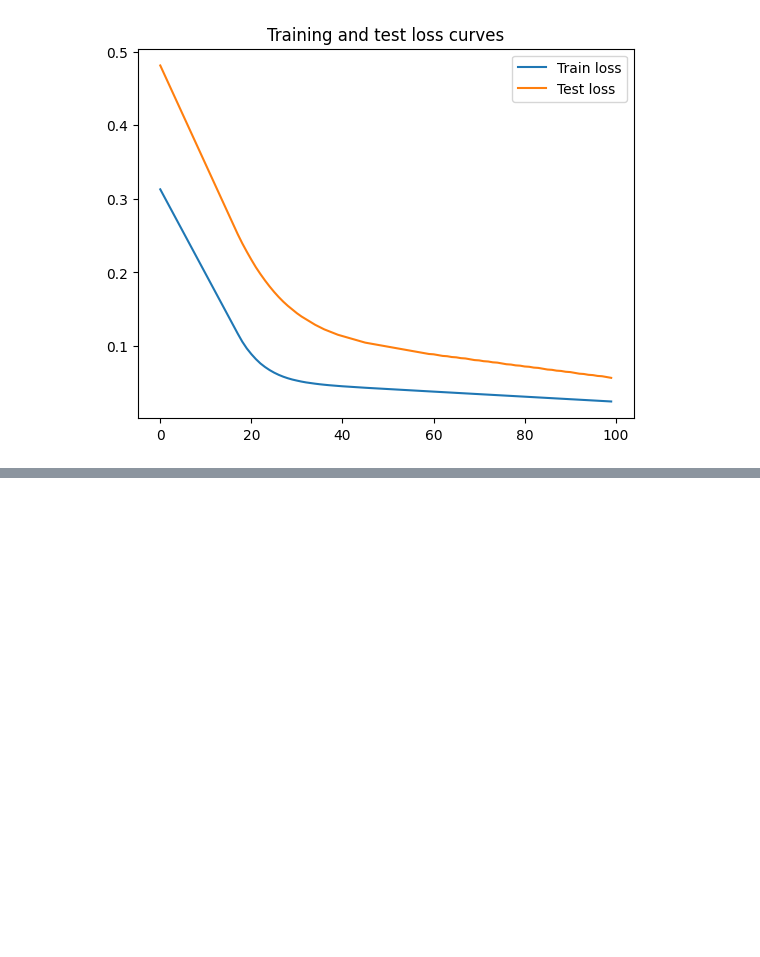
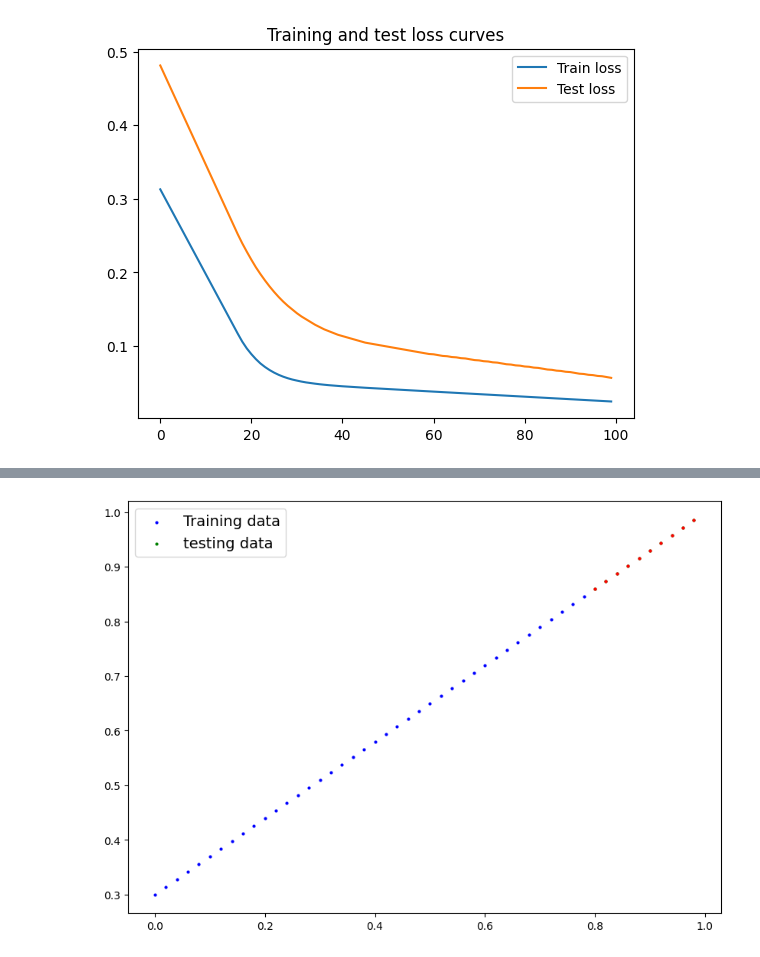
Before and after one commit to Qalb-e-Momin777/Practices, a Jupyter notebook: PyTorch_Workflow.ipynb, the cells around one changed output, grey strips where cells are left out. Cells and saved outputs as stored; diff of their text form; code cells hidden in the pictures; blank space fills up the shorter version.

```diff
--- a/PyTorch_Workflow.ipynb
+++ b/PyTorch_Workflow.ipynb
@@ -256,0 +292,3 @@ plt.show()
+# %%
+device = "cuda" if torch.cuda.is_available() else "cpu"
+print(f"Device : {device}")
@@ -256,0 +366,5 @@ plt.show()
+# %%
+model_1.eval()
+with torch.inference_mode():
+  y_pred = model_1(X_test)
+y_pred
@@ -256,0 +382,4 @@ plt.show()
+# %%
+plot_predictions(predictions=y_pred.detach().cpu().numpy())
+# %% [output]
+[figure, added]
```
Also changed, not shown: parts of 11 cells of this notebook.
